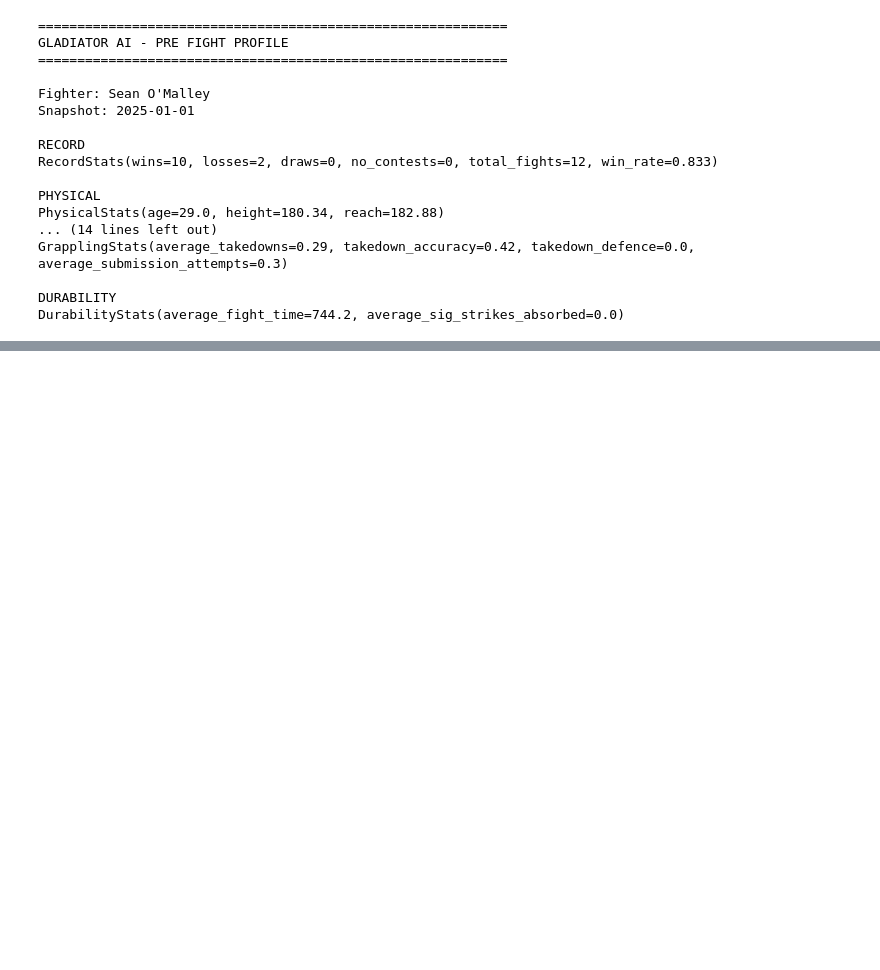
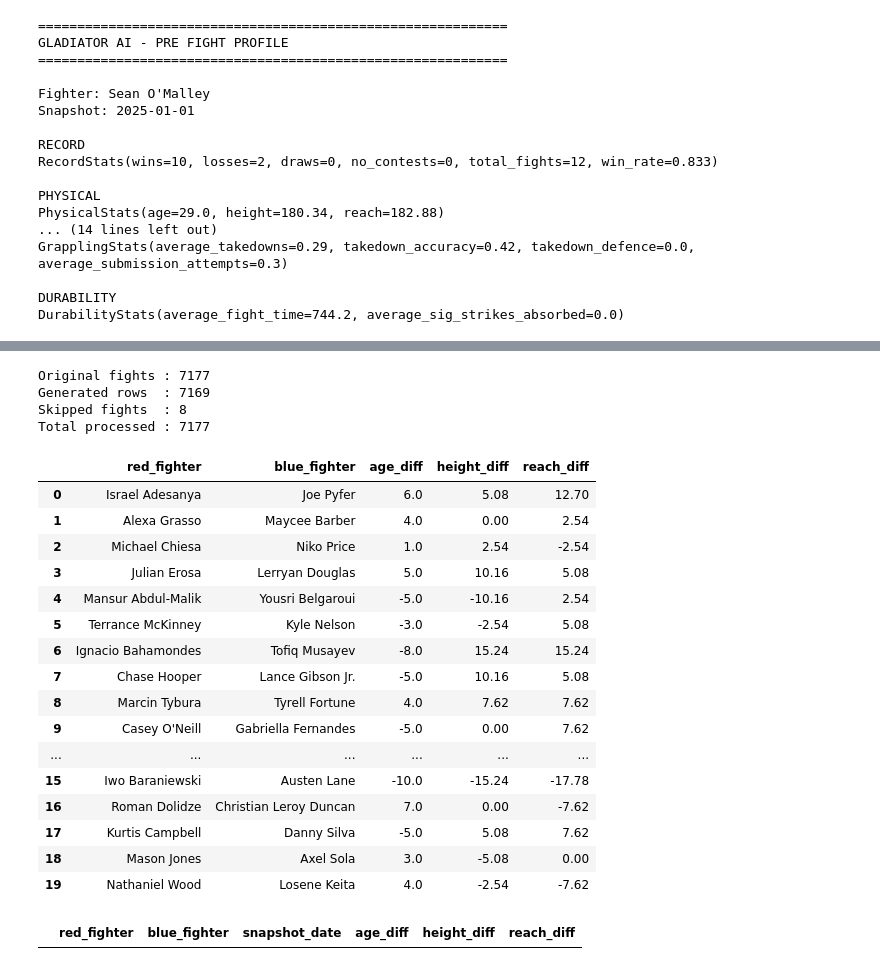
Before and after one commit to brian-kyalo/GladiatorAI, a Jupyter notebook: notebooks/test.ipynb, the cells around one changed output, grey strips where cells are left out. Saved outputs shown, nothing was run; the diff lists cells and outputs as text; code cells hidden in the pictures; blank space fills up the shorter version.

Commit message:
feat: build dataset pipeline and ML prototype (#24)

```diff
--- a/notebooks/test.ipynb
+++ b/notebooks/test.ipynb
@@ -321,0 +897,58 @@ DurabilityStats(average_fight_time=744.2, average_sig_strikes_absorbed=0.0)
+# %%
+
+builder = DatasetBuilder(df)
+
+result = builder.build()
+
+print("Original fights :", len(df))
+print("Generated rows  :", result.row_count)
+print("Skipped fights  :", result.skipped_count)
+print("Total processed :", result.total_processed)
+# %% [output]
+Original fights : 7177
+Generated rows  : 7169
+Skipped fights  : 8
+Total processed : 7177
+# %%
+result.rows[
+    [
+        "red_fighter",
+        "blue_fighter",
+        "age_diff",
+        "height_diff",
+        "reach_diff",
+    ]
+].head(20)
+# %% [output]
+|  | red_fighter | blue_fighter | age_diff | height_diff | reach_diff |
+| 0 | Israel Adesanya | Joe Pyfer | 6.0 | 5.08 | 12.70 |
+| 1 | Alexa Grasso | Maycee Barber | 4.0 | 0.00 | 2.54 |
+| 2 | Michael Chiesa | Niko Price | 1.0 | 2.54 | -2.54 |
+| 3 | Julian Erosa | Lerryan Douglas | 5.0 | 10.16 | 5.08 |
+| 4 | Mansur Abdul-Malik | Yousri Belgaroui | -5.0 | -10.16 | 2.54 |
+| 5 | Terrance McKinney | Kyle Nelson | -3.0 | -2.54 | 5.08 |
+| 6 | Ignacio Bahamondes | Tofiq Musayev | -8.0 | 15.24 | 15.24 |
+| 7 | Chase Hooper | Lance Gibson Jr. | -5.0 | 10.16 | 5.08 |
+| 8 | Marcin Tybura | Tyrell Fortune | 4.0 | 7.62 | 7.62 |
+| 9 | Casey O'Neill | Gabriella Fernandes | -5.0 | 0.00 | 7.62 |
+| ... | ... | ... | ... | ... | ... |
+| 15 | Iwo Baraniewski | Austen Lane | -10.0 | -15.24 | -17.78 |
+| 16 | Roman Dolidze | Christian Leroy Duncan | 7.0 | 0.00 | -7.62 |
+| 17 | Kurtis Campbell | Danny Silva | -5.0 | 5.08 | 7.62 |
+| 18 | Mason Jones | Axel Sola | 3.0 | -5.08 | 0.00 |
+| 19 | Nathaniel Wood | Losene Keita | 4.0 | -2.54 | -7.62 |
+# %%
+result.rows[
+    result.rows["height_diff"].abs() > 50
+][
+    [
+        "red_fighter",
+        "blue_fighter",
+        "snapshot_date",
+        "age_diff",
+        "height_diff",
+        "reach_diff",
+    ]
+]
+# %% [output]
+|  | red_fighter | blue_fighter | snapshot_date | age_diff | height_diff | reach_diff |
```
Also changed, not shown: parts of 41 cells of this notebook, 19 other files.
